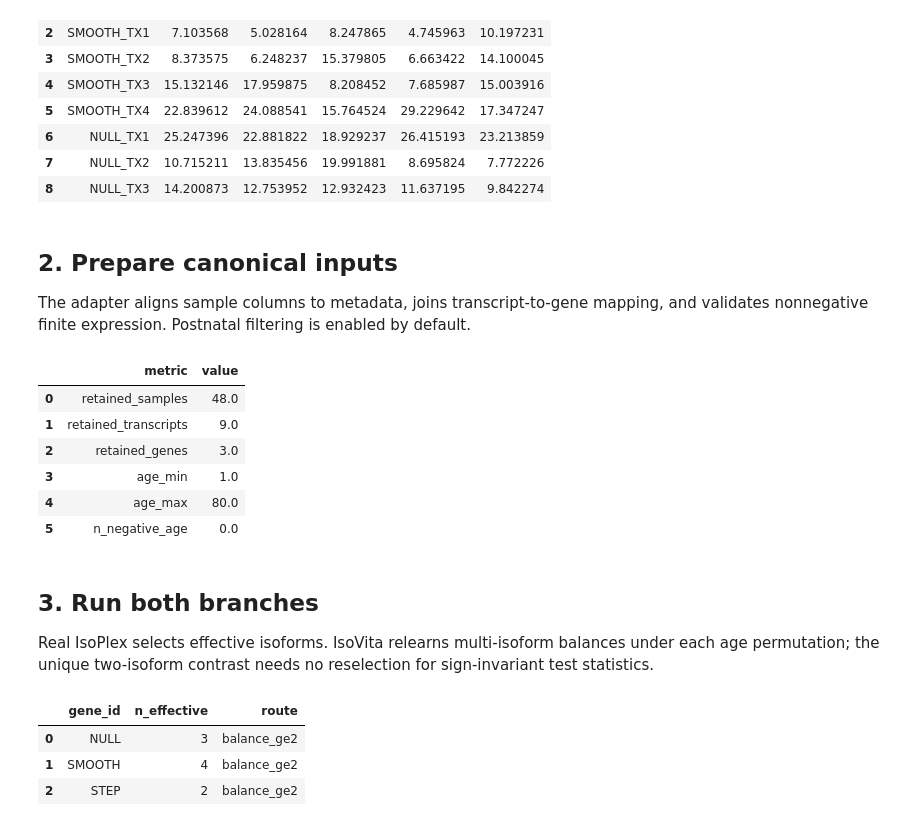
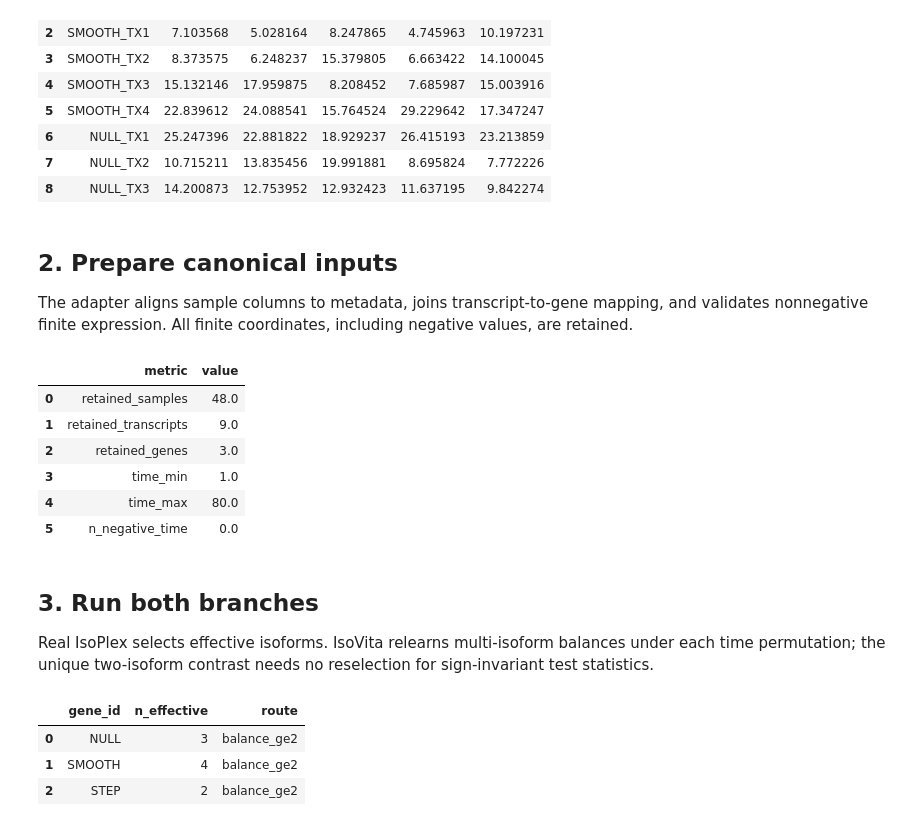
Before and after one commit to danielchen05/isovita, a Jupyter notebook: examples/quickstart.ipynb, the cells around one changed output. Drawn from its saved outputs; the diff is of its cells as text; code cells hidden in the pictures.

```diff
--- a/examples/quickstart.ipynb
+++ b/examples/quickstart.ipynb
@@ -20,15 +20,15 @@ The three genes illustrate a step, a smooth trajectory, and an age-null control.
 # %%
 rng = np.random.default_rng(2026)
-ages = np.linspace(1, 80, 48)
-samples = [f"S{i:03d}" for i in range(len(ages))]
-metadata = pd.DataFrame({"sample_id": samples, "age": ages})
+times = np.linspace(1, 80, 48)
+samples = [f"S{i:03d}" for i in range(len(times))]
+metadata = pd.DataFrame({"sample_id": samples, "time": times})
 expression_rows, mapping_rows = [], []
 # Latent transcript trajectories -> softmax fractions -> positive gene totals.
 # This follows the supplied simulator's model; it does not plant an IsoVita balance.
 for gene, kind, k in [("STEP", "step", 2), ("SMOOTH", "sigmoid", 4), ("NULL", "null", 3)]:
-    shape = (np.where(ages < 40, -1.0, 1.0) if kind == "step"
-             else np.tanh((ages - 42) / 16) if kind == "sigmoid"
-             else np.zeros(len(ages)))
+    shape = (np.where(times < 40, -1.0, 1.0) if kind == "step"
+             else np.tanh((times - 42) / 16) if kind == "sigmoid"
+             else np.zeros(len(times)))
     shape = shape - shape.mean()
     scale = np.max(np.abs(shape))
     if scale > 0:
@@ -36,11 +36,11 @@ for gene, kind, k in [("STEP", "step", 2), ("SMOOTH", "sigmoid", 4), ("NULL", "n
     loadings = np.linspace(1.0, -0.9, k)
     baseline = rng.normal(0, 0.15, k)
     covariance = 0.25**2 * (0.9 * np.eye(k) + 0.1 * np.ones((k, k)))
-    noise = rng.multivariate_normal(np.zeros(k), covariance, size=len(ages))
+    noise = rng.multivariate_normal(np.zeros(k), covariance, size=len(times))
     latent = baseline + 0.7 * shape[:, None] * loadings + noise
     exp_latent = np.exp(latent - latent.max(axis=1, keepdims=True))
     fraction = exp_latent / exp_latent.sum(axis=1, keepdims=True)
-    abundance = fraction * rng.lognormal(np.log(50), 0.15, len(ages))[:, None]
+    abundance = fraction * rng.lognormal(np.log(50), 0.15, len(times))[:, None]
     for j in range(k):
         tx = f"{gene}_TX{j + 1}"
         expression_rows.append({"tx_id": tx, **dict(zip(samples, abundance[:, j]))})
@@ -63,25 +63,25 @@ expression.iloc[:, :6]
 | 8 | NULL_TX3 | 14.200873 | 12.753952 | 12.932423 | 11.637195 | 9.842274 |
 # %% [markdown]
 ## 2. Prepare canonical inputs
-The adapter aligns sample columns to metadata, joins transcript-to-gene mapping, and validates nonnegative finite expression. Postnatal filtering is enabled by default.
+The adapter aligns sample columns to metadata, joins transcript-to-gene mapping, and validates nonnegative finite expression. All finite coordinates, including negative values, are retained.
 # %%
 prepared = prepare_isovita_inputs_from_expression(
     expression=expression, metadata=metadata, tx2gene=tx2gene,
-    metadata_sample_col="sample_id", age_col="age",
+    metadata_sample_col="sample_id", time_col="time",
 )
 display(prepared.summary)
 assert prepared.tpm.columns[2:].tolist() == prepared.metadata.sample_id.tolist()
 # %% [output]
 |  | metric | value |
 | 0 | retained_samples | 48.0 |
 | 1 | retained_transcripts | 9.0 |
 | 2 | retained_genes | 3.0 |
-| 3 | age_min | 1.0 |
-| 4 | age_max | 80.0 |
-| 5 | n_negative_age | 0.0 |
+| 3 | time_min | 1.0 |
+| 4 | time_max | 80.0 |
+| 5 | n_negative_time | 0.0 |
 # %% [markdown]
 ## 3. Run both branches
-Real IsoPlex selects effective isoforms. IsoVita relearns multi-isoform balances under each age permutation; the unique two-isoform contrast needs no reselection for sign-invariant test statistics.
+Real IsoPlex selects effective isoforms. IsoVita relearns multi-isoform balances under each time permutation; the unique two-isoform contrast needs no reselection for sign-invariant test statistics.
 # %%
 config = IsoVitaConfig(
     inference=PermutationInferenceConfig(n_permutations=99, random_seed=7, batch_size=32)
```
Also changed, not shown: parts of 6 cells of this notebook, 30 other files.
